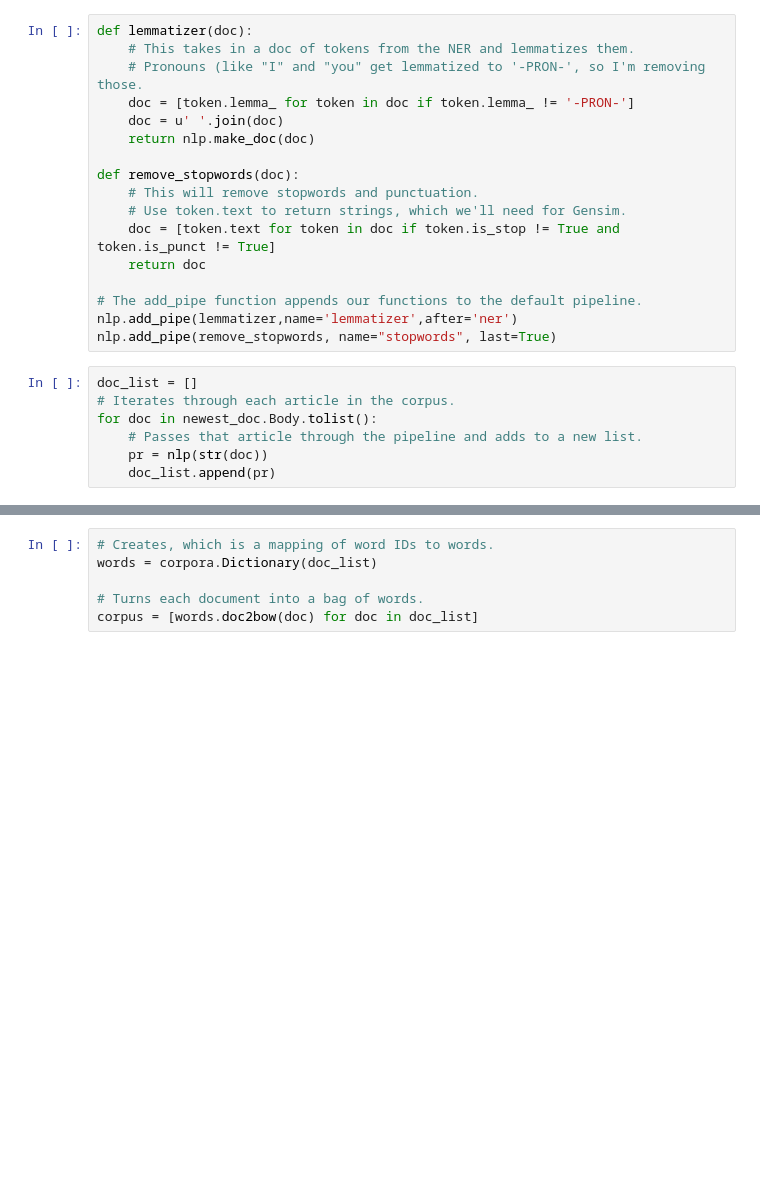
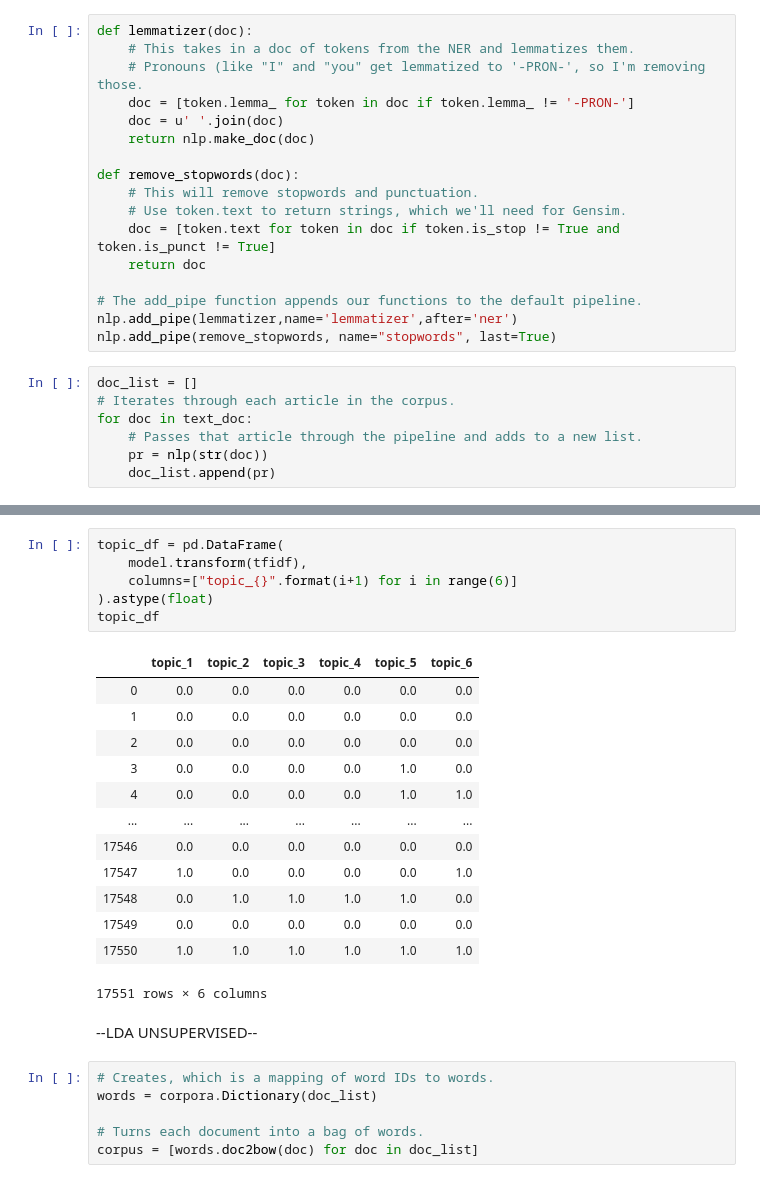
Before and after one commit to heathersaul-nos3lf/final_horsemen, a Jupyter notebook: Topic_modeling.ipynb, the cells around one changed output, grey strips where cells are left out. Drawn from its saved outputs; the diff is of its cells as text; blank space fills up the shorter version.

```diff
--- a/Topic_modeling.ipynb
+++ b/Topic_modeling.ipynb
@@ -54,7 +63,7 @@ nlp.add_pipe(remove_stopwords, name="stopwords", last=True)
 # %%
 doc_list = []
 # Iterates through each article in the corpus.
-for doc in newest_doc.Body.tolist():
+for doc in text_doc:
     # Passes that article through the pipeline and adds to a new list.
     pr = nlp(str(doc))
     doc_list.append(pr)
@@ -81,3 +157,25 @@ doc_list
+# %%
+topic_df = pd.DataFrame(
+    model.transform(tfidf),
+    columns=["topic_{}".format(i+1) for i in range(6)]
+).astype(float)
+topic_df
+# %% [output]
+|  | topic_1 | topic_2 | topic_3 | topic_4 | topic_5 | topic_6 |
+| 0 | 0.0 | 0.0 | 0.0 | 0.0 | 0.0 | 0.0 |
+| 1 | 0.0 | 0.0 | 0.0 | 0.0 | 0.0 | 0.0 |
+| 2 | 0.0 | 0.0 | 0.0 | 0.0 | 0.0 | 0.0 |
+| 3 | 0.0 | 0.0 | 0.0 | 0.0 | 1.0 | 0.0 |
+| 4 | 0.0 | 0.0 | 0.0 | 0.0 | 1.0 | 1.0 |
+| ... | ... | ... | ... | ... | ... | ... |
+| 17546 | 0.0 | 0.0 | 0.0 | 0.0 | 0.0 | 0.0 |
+| 17547 | 1.0 | 0.0 | 0.0 | 0.0 | 0.0 | 1.0 |
+| 17548 | 0.0 | 1.0 | 1.0 | 1.0 | 1.0 | 0.0 |
+| 17549 | 0.0 | 0.0 | 0.0 | 0.0 | 0.0 | 0.0 |
+| 17550 | 1.0 | 1.0 | 1.0 | 1.0 | 1.0 | 1.0 |
+17551 rows × 6 columns
+# %% [markdown]
+--LDA UNSUPERVISED--
 # %%
 # Creates, which is a mapping of word IDs to words.
 words = corpora.Dictionary(doc_list)
```
Also changed, not shown: parts of 29 cells of this notebook, 2 other files.
